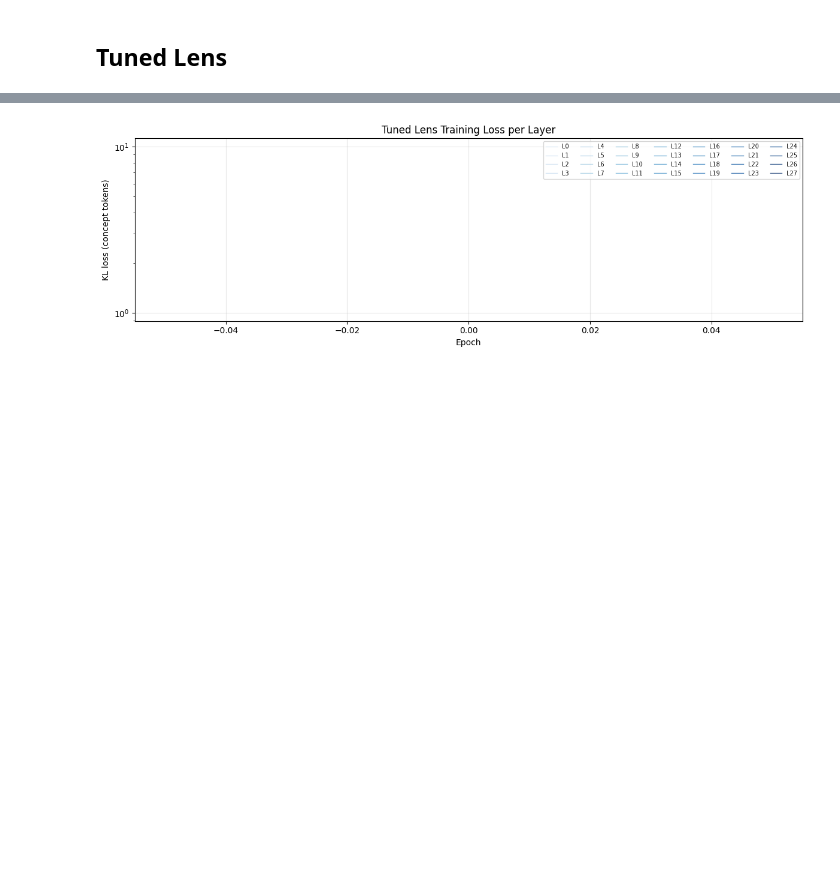
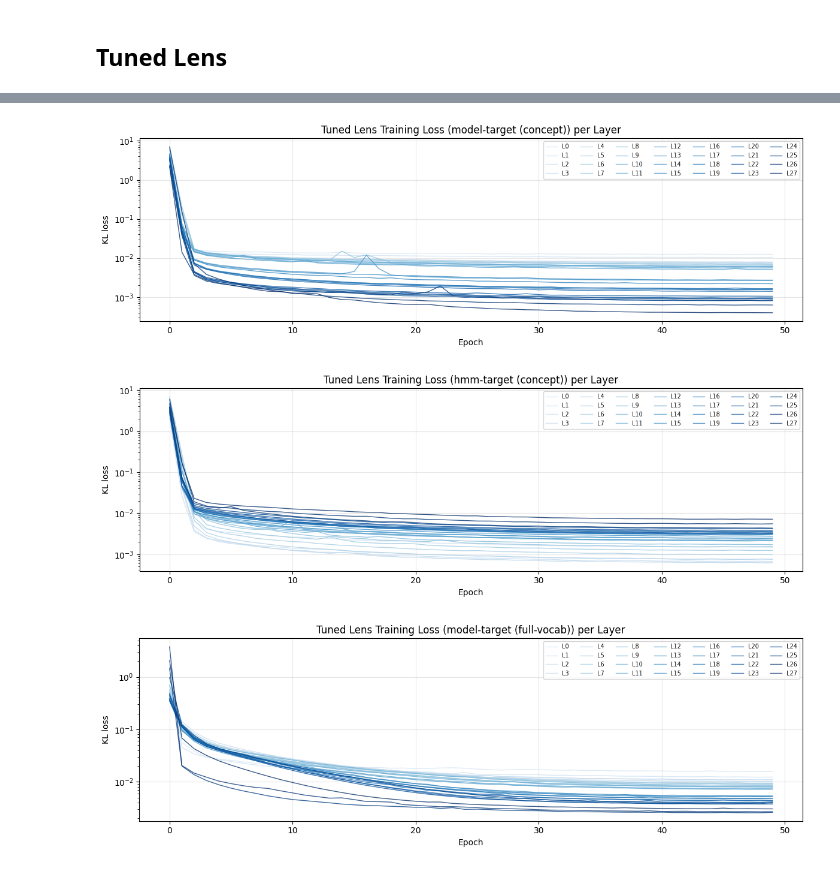
Before and after one commit to chiragr5241/geometric-interpretability-LLMs, a Jupyter notebook: experiments/notebooks/tuned_lens.ipynb, the cells around one changed output, grey strips where cells are left out. Drawn from its saved outputs; the diff is of its cells as text; code cells hidden in the pictures; blank space fills up the shorter version.

```diff
--- a/experiments/notebooks/tuned_lens.ipynb
+++ b/experiments/notebooks/tuned_lens.ipynb
@@ -30,9 +35,14 @@ device = 'cuda' if torch.cuda.is_available() else 'cpu'
 # %% [markdown]
 ## Parameters
 # %%
+from pathlib import Path
+
 SEQ_LENGTH = 2000
-HMM_CONCEPTS = ['A', 'B', 'C']
+HMM_CONCEPTS = ['E', 'Q', 'V']
 N_SEQUENCES = 10
+
+CHECKPOINT_DIR = Path("checkpoints")
+CHECKPOINT_DIR.mkdir(exist_ok=True)
 # %%
 hmm = build_hidden_markov_model(
     "leopard",
@@ -746,0 +855,8 @@ Model concept logits shape: (20000, 3)
+# %%
+# ─── Train full-vocab tuned lens ────────────────────────────────────────────
+print(f"\nTraining full-vocab tuned lens (d_model={model.cfg.d_model}, vocab_size={model.cfg.d_vocab})")
+
+tuned_lens_translators_fv, losses_fv = train_tuned_lens_full_vocab(
+    all_activations, all_logits_flat, model, LAYERS_TO_ANALYZE,
+    n_epochs=50, lr=1e-3, batch_size=256,
+)
@@ -747,22 +948,25 @@ Model concept logits shape: (20000, 3)
 # %%
-# ─── Training loss curves ───────────────────────────────────────────────────
-fig, ax = plt.subplots(figsize=(12, 4))
+def plot_losses(training_losses, layers, label):
+    fig, ax = plt.subplots(figsize=(12, 4))
+    cmap = plt.cm.Blues
+    norm = plt.Normalize(vmin=min(layers) - 5, vmax=max(layers))
+    for layer in layers:
+        ax.plot(training_losses[layer], alpha=0.8, linewidth=1,
+                label=f'L{layer}', color=cmap(norm(layer)))
+    ax.set_xlabel("Epoch")
+    ax.set_ylabel("KL loss")
+    ax.set_title(f"Tuned Lens Training Loss ({label}) per Layer")
+    ax.set_yscale("log")
+    ax.grid(True, alpha=0.3)
+    ax.legend(ncol=7, fontsize=7, loc="upper right")
+    plt.tight_layout()
+    plt.show()
 
-cmap = plt.cm.Blues  # or plt.cm.Greys, plt.cm.viridis, etc.
-norm = plt.Normalize(vmin=min(LAYERS_TO_ANALYZE) - 5, vmax=max(LAYERS_TO_ANALYZE))
-for layer in LAYERS_TO_ANALYZE:
-    ax.plot(training_losses[layer], alpha=0.8, linewidth=1,
-            label=f'L{layer}', color=cmap(norm(layer)))
-
-ax.set_xlabel("Epoch")
-ax.set_ylabel("KL loss (concept tokens)")
-ax.set_title("Tuned Lens Training Loss per Layer")
-ax.set_yscale("log")
-ax.grid(True, alpha=0.3)
-# legend outside to avoid clutter
-ax.legend(ncol=7, fontsize=7, loc="upper right")
-plt.tight_layout()
-plt.show()
+plot_losses(training_losses, LAYERS_TO_ANALYZE, label="model-target (concept)")
+plot_losses(losses_hmm, LAYERS_TO_ANALYZE, label="hmm-target (concept)")
+plot_losses(losses_fv, LAYERS_TO_ANALYZE, label="model-target (full-vocab)")
 # %% [output]
-[figure, old version]
+[figure, new version]
+[figure, added]
+[figure, added]
 # %%
```
Also changed, not shown: parts of 37 cells of this notebook, 54 other files.
